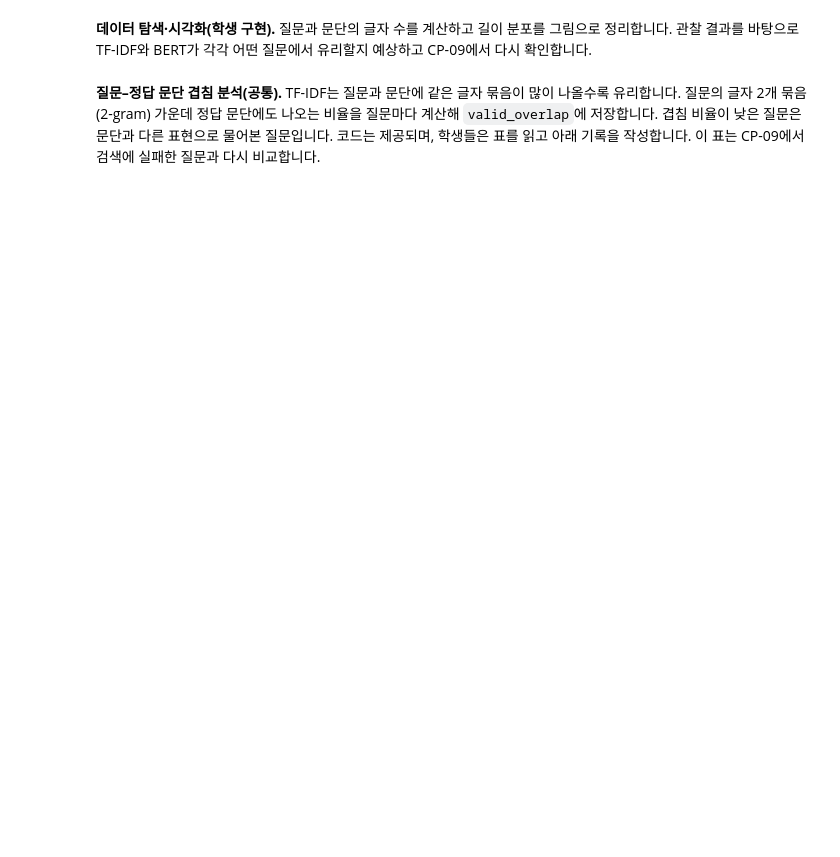
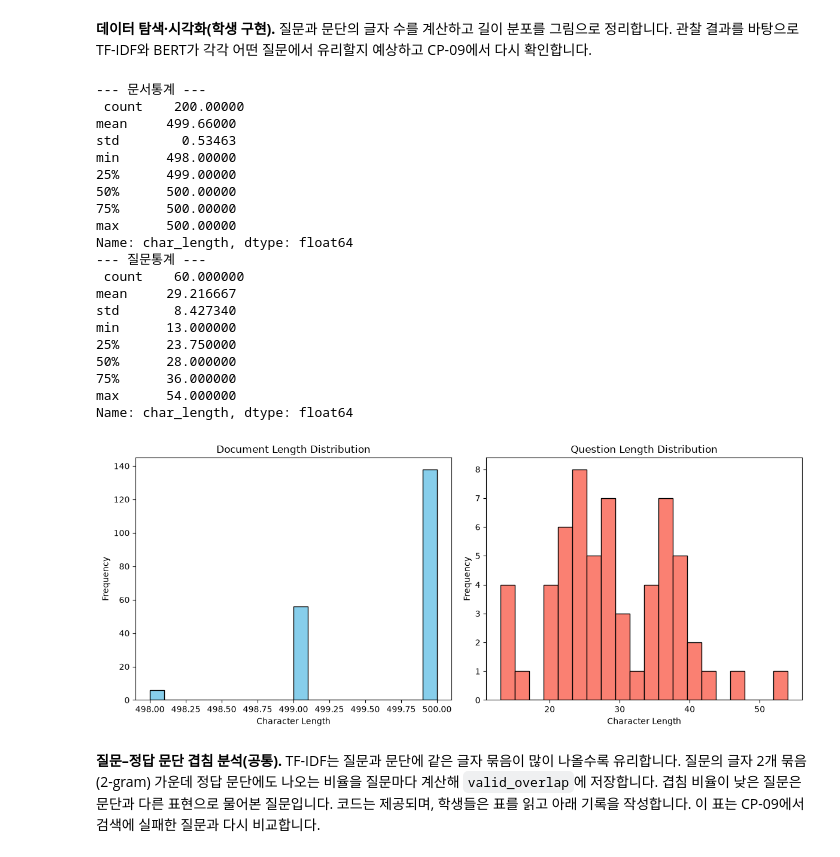
Before and after one commit to Terence20t/ai-mini-project, a Jupyter notebook: mini-project-02/code/NLP_BERT_MiniProject_Student.ipynb, the cells around one changed output. Cells and saved outputs as stored; diff of their text form; code cells hidden in the pictures; blank space fills up the shorter version.

```diff
--- a/mini-project-02/code/NLP_BERT_MiniProject_Student.ipynb
+++ b/mini-project-02/code/NLP_BERT_MiniProject_Student.ipynb
@@ -73,7 +79,8 @@ random.seed(SEED)
 np.random.seed(SEED)
 torch.manual_seed(SEED)
 
-ROOT = (Path('/workspace') if Path('/workspace').is_dir() else Path.cwd()) / 'nlp_bert_mini'
+# ROOT = (Path('/workspace') if Path('/workspace').is_dir() else Path.cwd()) / 'nlp_bert_mini'
+ROOT = Path("..")
 DATA_RAW = ROOT / 'data' / 'raw'
 DATA_PROCESSED = ROOT / 'data' / 'processed'
 WEIGHTS = ROOT / 'weights'
@@ -204,13 +226,53 @@ display(valid_df.head(3))
 # %%
 # [학생 구현] CP-01 — 데이터 길이 분석 및 시각화
 corpus_stats = corpus_df.copy()
 valid_stats = valid_df.copy()
 # TODO 1-1. corpus_stats['char_length']에 문서 text의 글자 수를 계산해 넣으세요.
+corpus_stats['char_length'] = corpus_stats['text'].str.len()
 # TODO 1-2. valid_stats['char_length']에 질문 question의 글자 수를 계산해 넣으세요.
+valid_stats['char_length'] = valid_stats['question'].str.len()
 # TODO 1-3. describe()로 문서·질문 길이 통계를 출력하세요.
+print("--- 문서통계 --- \n", corpus_stats['char_length'].describe())
+print("--- 질문통계 --- \n", valid_stats['char_length'].describe())
 # TODO 1-4. 두 길이 분포를 histogram으로 시각화하고 FIGURES에 저장하세요.
 #             matplotlib의 plt.subplots(), ax.hist(), fig.savefig()를 사용합니다.
-raise NotImplementedError('CP-01 길이 분석·그래프 TODO를 완성하세요.')
+plt.figure(figsize=(12, 5))
+plt.subplot(1, 2, 1)
+plt.hist(corpus_stats['char_length'], bins=20, color='skyblue', edgecolor='black')
+plt.title('Document Length Distribution')
+plt.xlabel('Character Length')
+plt.ylabel('Frequency')
+plt.subplot(1, 2, 2)
+plt.hist(valid_stats['char_length'], bins=20, color='salmon', edgecolor='black')
+plt.title('Question Length Distribution')
+plt.xlabel('Character Length')
+plt.ylabel('Frequency')
+plt.tight_layout()
+plt.savefig(FIGURES / 'length_distribution.png')
+
+# raise NotImplementedError('CP-01 길이 분석·그래프 TODO를 완성하세요.')
+# %% [output]
+--- 문서통계 ---
+ count    200.00000
+mean     499.66000
+std        0.53463
+min      498.00000
+25%      499.00000
+50%      500.00000
+75%      500.00000
+max      500.00000
+Name: char_length, dtype: float64
+--- 질문통계 ---
+ count    60.000000
+mean     29.216667
+std       8.427340
+min      13.000000
+25%      23.750000
+50%      28.000000
+75%      36.000000
+max      54.000000
+Name: char_length, dtype: float64
+[figure, added]
 # %% [markdown]
 **질문–정답 문단 겹침 분석(공통).** TF-IDF는 질문과 문단에 같은 글자 묶음이 많이 나올수록 유리합니다. 질문의 글자 2개 묶음(2-gram) 가운데 정답 문단에도 나오는 비율을 질문마다 계산해 `valid_overlap`에 저장합니다. 겹침 비율이 낮은 질문은 문단과 다른 표현으로 물어본 질문입니다. 코드는 제공되며, 학생들은 표를 읽고 아래 기록을 작성합니다. 이 표는 CP-09에서 검색에 실패한 질문과 다시 비교합니다.
 # %%
```
Also changed, not shown: parts of 17 cells of this notebook, 1 other file.
